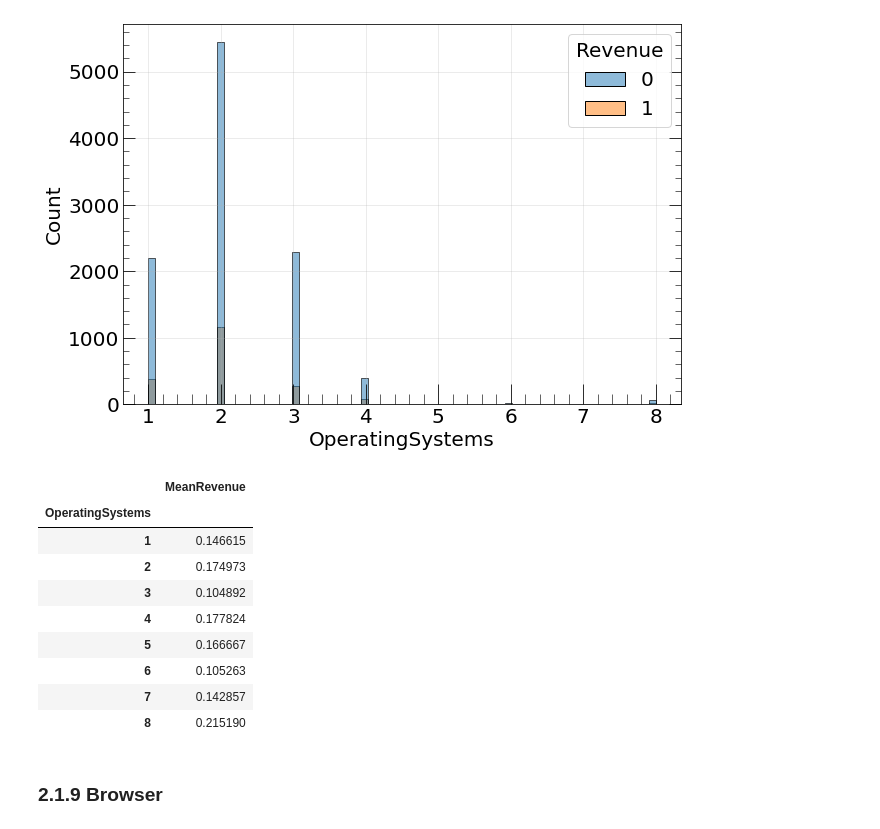
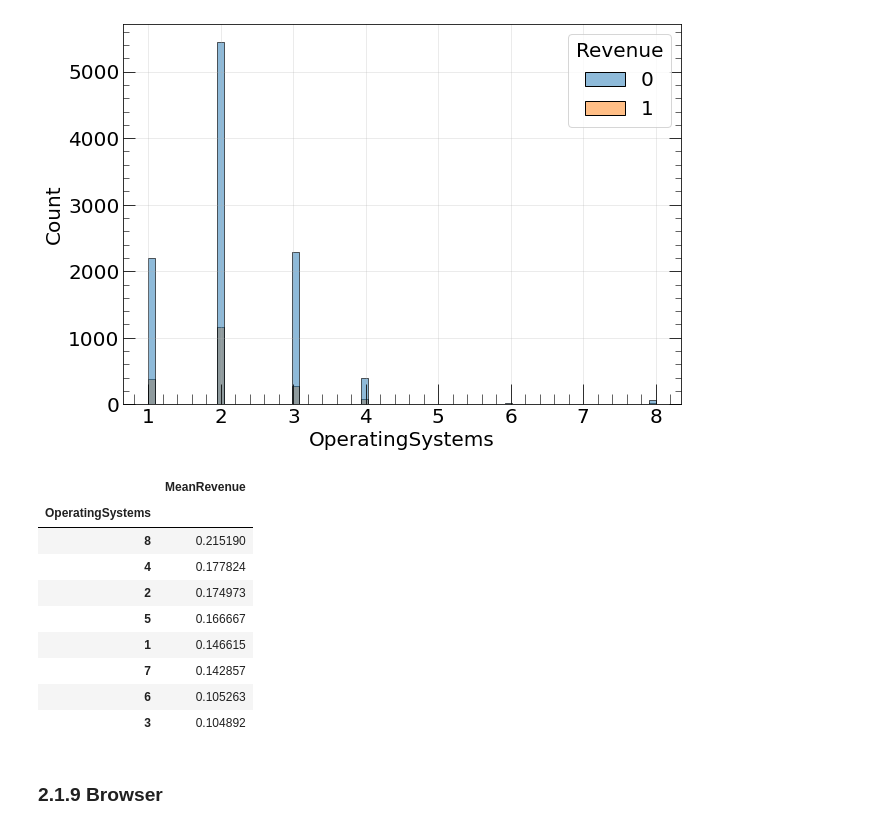
Before and after one commit to Sirnobaka/Online_Shoppers, a Jupyter notebook: Online_Shoppers.ipynb, the cells around one changed output. Saved outputs shown, nothing was run; the diff lists cells and outputs as text; code cells hidden in the pictures.

```diff
--- a/Online_Shoppers.ipynb
+++ b/Online_Shoppers.ipynb
@@ -886,18 +931,19 @@ OperatingSystems -> int64
 Mann-Whitney p-value = 0.001204234443435673
 [figure]
 # %%
-data.groupby('OperatingSystems').agg(MeanRevenue=('Revenue', 'mean'))
+data.groupby('OperatingSystems').agg(MeanRevenue=('Revenue', 'mean'))\
+    .sort_values(by='MeanRevenue', ascending=False)
 # %% [output]
 |  | MeanRevenue |
 | OperatingSystems |  |
+| 8 | 0.215190 |
+| 4 | 0.177824 |
+| 2 | 0.174973 |
+| 5 | 0.166667 |
 | 1 | 0.146615 |
-| 2 | 0.174973 |
+| 7 | 0.142857 |
+| 6 | 0.105263 |
 | 3 | 0.104892 |
-| 4 | 0.177824 |
-| 5 | 0.166667 |
-| 6 | 0.105263 |
-| 7 | 0.142857 |
-| 8 | 0.215190 |
 # %% [markdown]
 ### 2.1.9 Browser
 # %%
```
Also changed, not shown: parts of 50 cells of this notebook.
